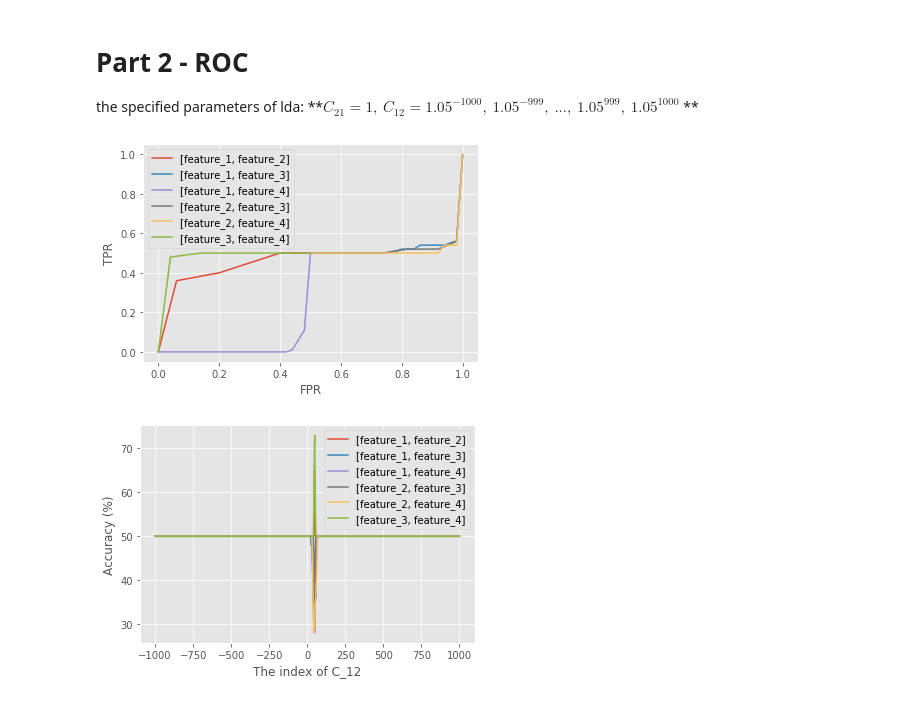
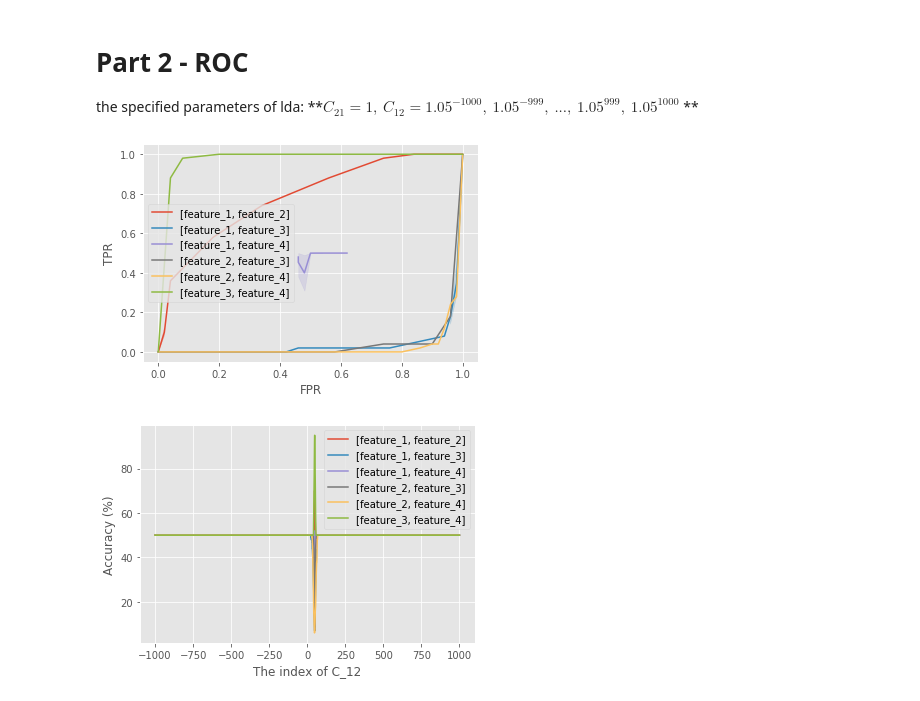
Before and after one commit to darkfanxing/artifical-intelligence-homework, a Jupyter notebook: homework-2/106300124_HW2.ipynb, the cells around one changed output. Saved outputs shown, nothing was run; the diff lists cells and outputs as text; code cells hidden in the pictures.

Commit message:
Fix the bug of c_12 at cross validation

```diff
--- a/homework-2/106300124_HW2.ipynb
+++ b/homework-2/106300124_HW2.ipynb
@@ -72,7 +72,7 @@ def get_weight_and_bias_of_hyperplane(x_train, split_index=25, c_12=1, c_21=1):
     pi_2 = n_2 / (n_1 + n_2)
 
     vector_w = (vector_u_1 - vector_u_2).T.dot(np.linalg.inv(sigma))
-    bias = -0.5 * (vector_u_1 - vector_u_2).T.dot(np.linalg.inv(sigma)).dot(vector_u_1 + vector_u_2).dot(np.log(c_12 * pi_2 / c_21 * pi_1))
+    bias = -0.5 * (vector_u_1 - vector_u_2).T.dot(np.linalg.inv(sigma)).dot(vector_u_1 + vector_u_2) * np.log(c_12 * pi_2 / c_21 * pi_1)
 
     return vector_w, bias
 
@@ -118,7 +118,7 @@ def predict(x_test, y_test, weight, bias):
         elif hyperplane_slop == 'negative':
             predict = 'negative' if distance > 0 else 'positive'
         else:
-            raise ValueError('This function does not support zero of slop of hyperplane')
+            raise ValueError('This function does not support zero slop of hyperplane')
 
         # judge TP, FP, TN, FN
         if predict == 'positive' and predict == y_test[i]:
@@ -166,11 +166,11 @@ sns.scatterplot(x=x_train[:, 0, 0], y=x_train[:, 1, 0], hue=y_train).set(xlabel=
 # %%
 # step 6: cross validation
 
-def cross_validation(x_train, x_test, y_train, y_test):
+def cross_validation(x_train, x_test, y_train, y_test, c_12=1):
     x_train, x_test = x_test, x_train
     y_train, y_test = y_test, y_train
 
-    weight, bias = get_weight_and_bias_of_hyperplane(x_train)
+    weight, bias = get_weight_and_bias_of_hyperplane(x_train, c_12=c_12)
     accuracy, tpr, fpr = predict(x_test, y_test, weight, bias)
     return accuracy, tpr, fpr
 
@@ -195,7 +195,7 @@ def get_accuracy_and_tpr_fpr(x_train, x_test, y_test, c_12):
 
     # step 4: cross validation
     accuracy_1, tpr_1, fpr_1 = predict(x_test, y_test, weight, bias)
-    accuracy_2, tpr_2, fpr_2 = cross_validation(x_train, x_test, y_train, y_test)
+    accuracy_2, tpr_2, fpr_2 = cross_validation(x_train, x_test, y_train, y_test, c_12=c_12)
 
     # step 5: take the averages of tpr and fpr
     average_tpr = (tpr_1 + tpr_2) / 2
@@ -205,34 +205,34 @@ def get_accuracy_and_tpr_fpr(x_train, x_test, y_test, c_12):
     return average_accuracy, average_tpr, average_fpr
 
 # step 7: plot six ROC curve on a same plane
 roc_curves = []
 accuracy_plots = []
 for feature_1 in range(4):
     for feature_2 in range(feature_1, 4, 1):
         if feature_1 == feature_2: continue
 
         # step 1 data setting
         positive_data, negative_data = set_positive_and_negative_data(iris_data, [feature_1, feature_2])
 
         # step 2: split the data in training data and test data
         x_train, x_test, y_train, y_test = get_training_and_test_data(positive_data, negative_data)
 
         # step 6: plot the ROC curve
         tprs = []
         fprs = []
         accuracys = []
         for index in range(-1000, 1000 + 1, 1):
             c_12 = 1.05 ** index
 
             accuracy, tpr, fpr = get_accuracy_and_tpr_fpr(x_train, x_test, y_test, c_12=c_12)
             accuracys.append(accuracy)
             tprs.append(tpr)
             fprs.append(fpr)
 
         accuracy_plots.append(accuracys)
         sns.lineplot(x=fprs, y=tprs, label='[feature_{}, feature_{}]'.format(feature_1 + 1, feature_2 + 1)).set(xlabel='FPR', ylabel='TPR')
 # %% [output]
-[figure, old version]
+[figure, new version]
 # %%
 # discussion: What is the relationship between AUC and performance of different feature crosses?
 
@@ -251,4 +251,4 @@ for feature_1 in range(4):
 
         feature_crosses_count += 1
 # %% [output]
-[figure, old version]
+[figure, new version]
```
